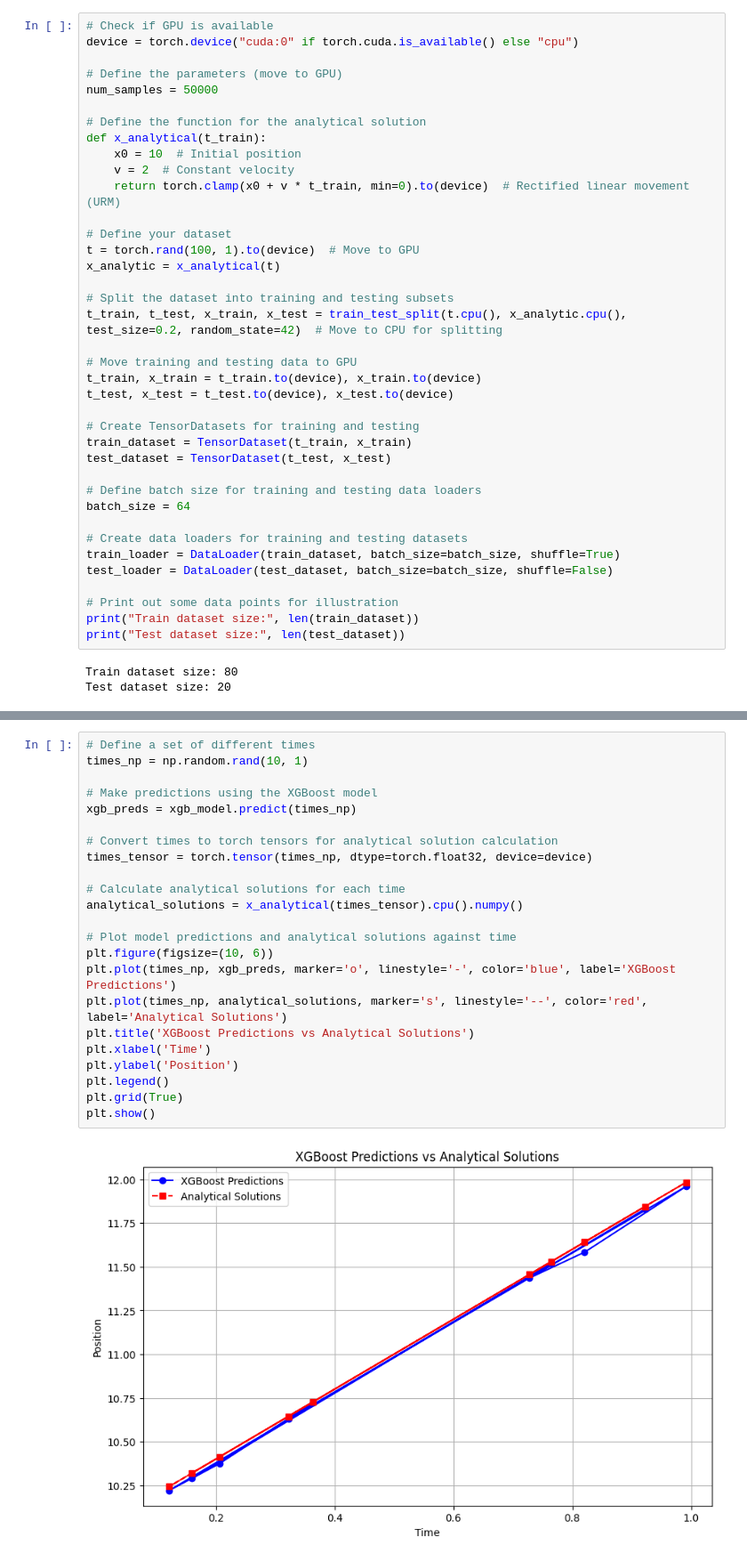
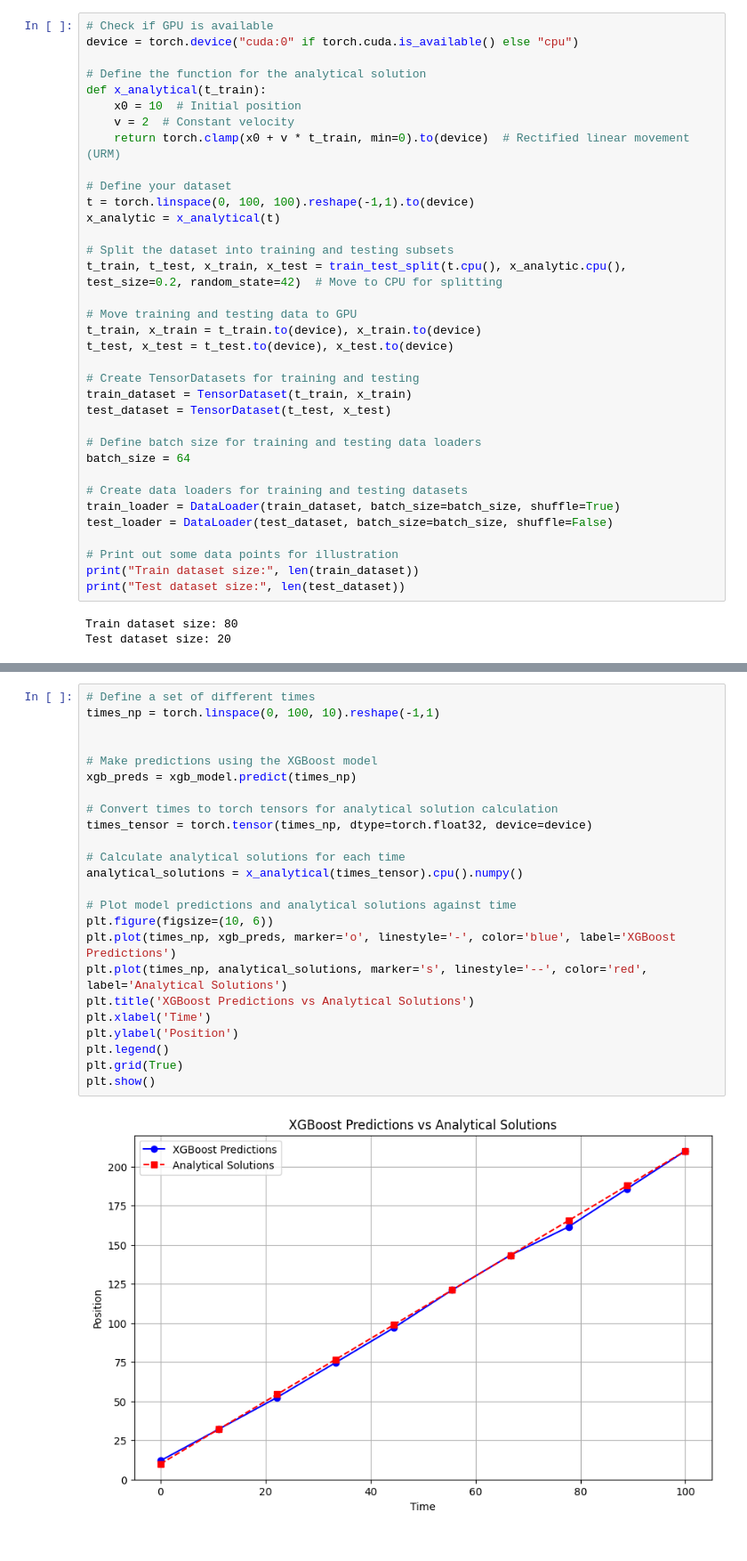
Before and after one commit to devGvieira/URM-PINN, a Jupyter notebook: URM_Article_XGBoost.ipynb, the cells around one changed output, grey strips where cells are left out. Shown at 89% size. Drawn from its saved outputs; the diff is of its cells as text.

```diff
--- a/URM_Article_XGBoost.ipynb
+++ b/URM_Article_XGBoost.ipynb
@@ -9,9 +9,6 @@ import numpy as np
 # %%
 # Check if GPU is available
 device = torch.device("cuda:0" if torch.cuda.is_available() else "cpu")
-
-# Define the parameters (move to GPU)
-num_samples = 50000
 
 # Define the function for the analytical solution
 def x_analytical(t_train):
@@ -20,7 +17,7 @@ def x_analytical(t_train):
     return torch.clamp(x0 + v * t_train, min=0).to(device)  # Rectified linear movement (URM)
 
 # Define your dataset
-t = torch.rand(100, 1).to(device)  # Move to GPU
+t = torch.linspace(0, 100, 100).reshape(-1,1).to(device)
 x_analytic = x_analytical(t)
 
 # Split the dataset into training and testing subsets
@@ -69,25 +71,26 @@ Mean Squared Error: 0.0008498992
 # %%
 # Define a set of different times
-times_np = np.random.rand(10, 1)
+times_np = torch.linspace(0, 100, 10).reshape(-1,1)
+
 
 # Make predictions using the XGBoost model
 xgb_preds = xgb_model.predict(times_np)
 
 # Convert times to torch tensors for analytical solution calculation
 times_tensor = torch.tensor(times_np, dtype=torch.float32, device=device)
 
 # Calculate analytical solutions for each time
 analytical_solutions = x_analytical(times_tensor).cpu().numpy()
 
 # Plot model predictions and analytical solutions against time
 plt.figure(figsize=(10, 6))
 plt.plot(times_np, xgb_preds, marker='o', linestyle='-', color='blue', label='XGBoost Predictions')
 plt.plot(times_np, analytical_solutions, marker='s', linestyle='--', color='red', label='Analytical Solutions')
 plt.title('XGBoost Predictions vs Analytical Solutions')
 plt.xlabel('Time')
 plt.ylabel('Position')
 plt.legend()
 plt.grid(True)
 plt.show()
 # %% [output]
-[figure, old version]
+[figure, new version]
```
Also changed, not shown: parts of 2 cells of this notebook, 2 other files.
